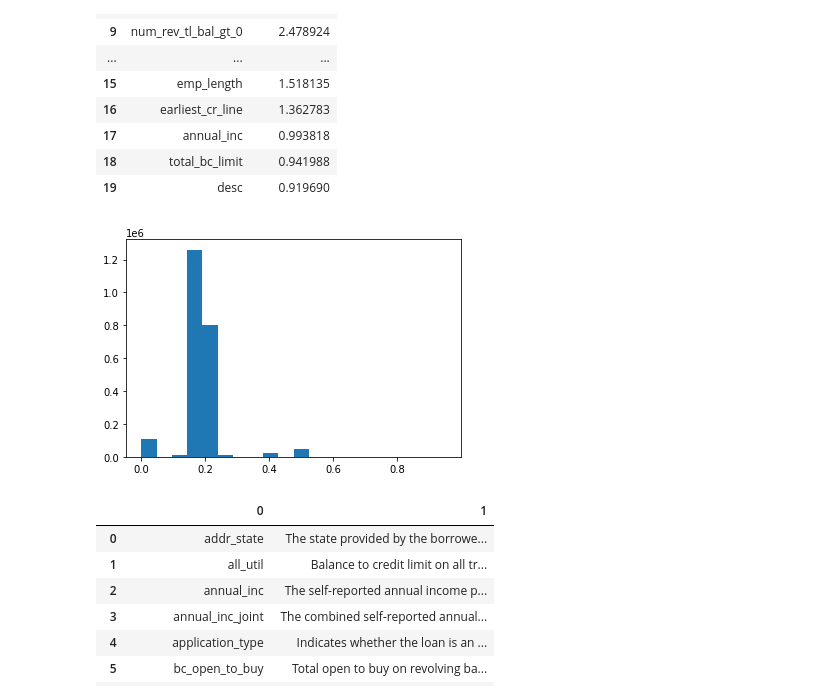
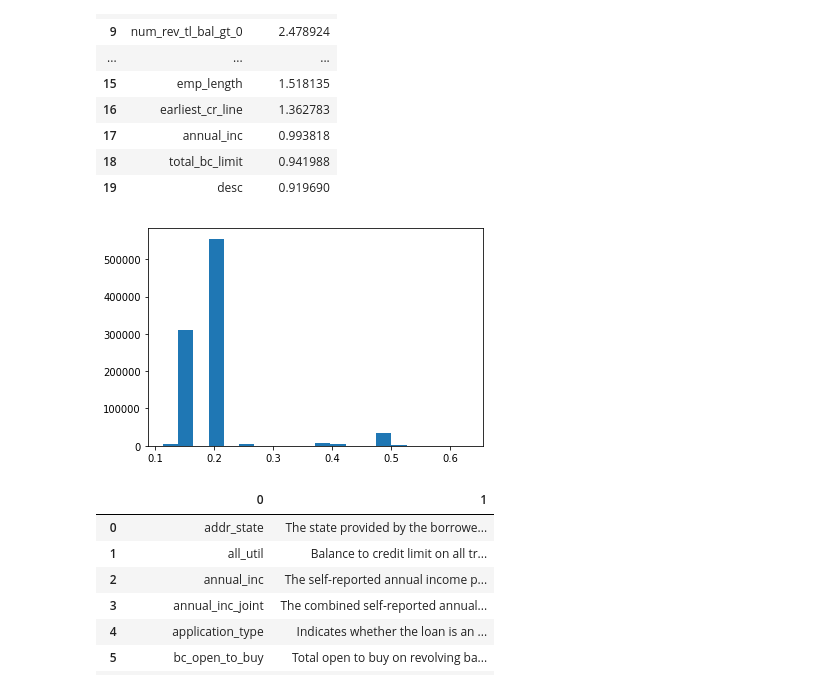
Before and after one commit to goo-goo-goo-joob/hse_credit_risk, a Jupyter notebook: data.ipynb, the cells around one changed output. Drawn from its saved outputs; the diff is of its cells as text; code cells hidden in the pictures.

```diff
--- a/data.ipynb
+++ b/data.ipynb
@@ -346,10 +346,15 @@ clf.get_feature_importance(prettified=True).head(20)
 | 17 | annual_inc | 0.993818 |
 | 18 | total_bc_limit | 0.941988 |
 | 19 | desc | 0.919690 |
+# %%
+for k in samples.keys():
+    samples[k]['score'] = clf.predict_proba(samples[k][features])[:, 1]
+for k, v in samples.items():
+    v.to_parquet(f"/home/asciishell/s3/jupyter.asciishell.ru/data_{k}_with_score.parquet")
 # %%
-plt.hist(df[features].isna().sum(axis=1) / len(features), bins=20);
+plt.hist(samples['train'][features].isna().sum(axis=1) / len(features), bins=20);
 # %% [output]
-[figure, old version]
+[figure, new version]
 # %%
 s = """feature	description
 acc_now_delinq	The number of accounts on which the borrower is now delinquent.
```
Also changed, not shown: 1 other file.
